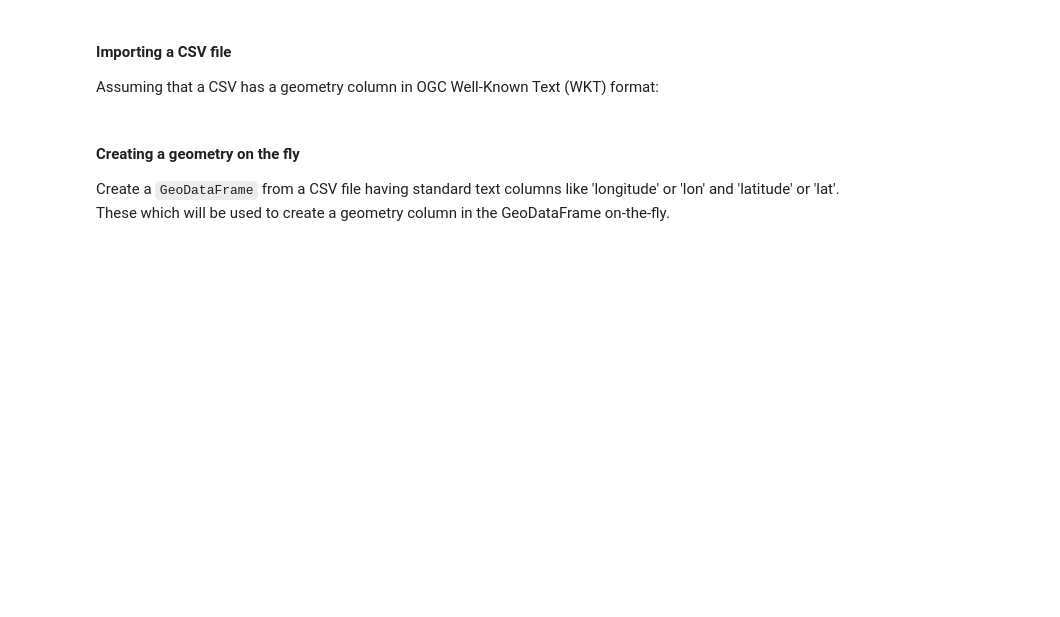
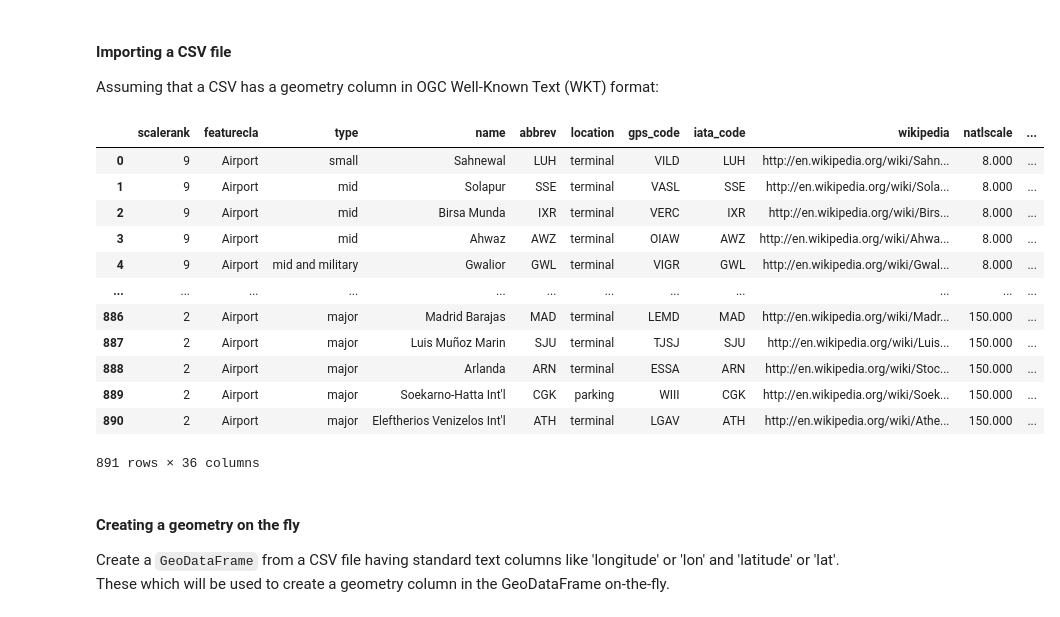
Before and after one commit to kalxas/geopython-workshop, a Jupyter notebook: workshop/jupyter/content/notebooks/04-vector-data.ipynb, the cells around one changed output. Cells and saved outputs as stored; diff of their text form; code cells hidden in the pictures; blank space fills up the shorter version.

Commit message:
#194 fix 04-vector error GeoPandas airport by making GeoDataFrame

```diff
--- a/workshop/jupyter/content/notebooks/04-vector-data.ipynb
+++ b/workshop/jupyter/content/notebooks/04-vector-data.ipynb
@@ -459,11 +646,26 @@ Assuming that a CSV has a geometry column in OGC Well-Known Text (WKT) format:
 # %%
 from shapely import wkt
 
 airport = gpd.read_file('../data/airport.csv')
 
 airport['geometry'] = airport['geom'].apply(wkt.loads)
 del airport['geom']
+airport = gpd.GeoDataFrame(airport, crs='epsg:4326')
 airport
+# %% [output]
+|  | scalerank | featurecla | type | name | abbrev | location | gps_code | iata_code | wikipedia | natlscale | ... |
+| 0 | 9 | Airport | small | Sahnewal | LUH | terminal | VILD | LUH | http://en.wikipedia.org/wiki/Sahn... | 8.000 | ... |
+| 1 | 9 | Airport | mid | Solapur | SSE | terminal | VASL | SSE | http://en.wikipedia.org/wiki/Sola... | 8.000 | ... |
+| 2 | 9 | Airport | mid | Birsa Munda | IXR | terminal | VERC | IXR | http://en.wikipedia.org/wiki/Birs... | 8.000 | ... |
+| 3 | 9 | Airport | mid | Ahwaz | AWZ | terminal | OIAW | AWZ | http://en.wikipedia.org/wiki/Ahwa... | 8.000 | ... |
+| 4 | 9 | Airport | mid and military | Gwalior | GWL | terminal | VIGR | GWL | http://en.wikipedia.org/wiki/Gwal... | 8.000 | ... |
+| ... | ... | ... | ... | ... | ... | ... | ... | ... | ... | ... | ... |
+| 886 | 2 | Airport | major | Madrid Barajas | MAD | terminal | LEMD | MAD | http://en.wikipedia.org/wiki/Madr... | 150.000 | ... |
+| 887 | 2 | Airport | major | Luis Muñoz Marin | SJU | terminal | TJSJ | SJU | http://en.wikipedia.org/wiki/Luis... | 150.000 | ... |
+| 888 | 2 | Airport | major | Arlanda | ARN | terminal | ESSA | ARN | http://en.wikipedia.org/wiki/Stoc... | 150.000 | ... |
+| 889 | 2 | Airport | major | Soekarno-Hatta Int'l | CGK | parking | WIII | CGK | http://en.wikipedia.org/wiki/Soek... | 150.000 | ... |
+| 890 | 2 | Airport | major | Eleftherios Venizelos Int'l | ATH | terminal | LGAV | ATH | http://en.wikipedia.org/wiki/Athe... | 150.000 | ... |
+891 rows × 36 columns
 # %% [markdown]
 #### Creating a geometry on the fly
 
```
Also changed, not shown: parts of 82 cells of this notebook.
